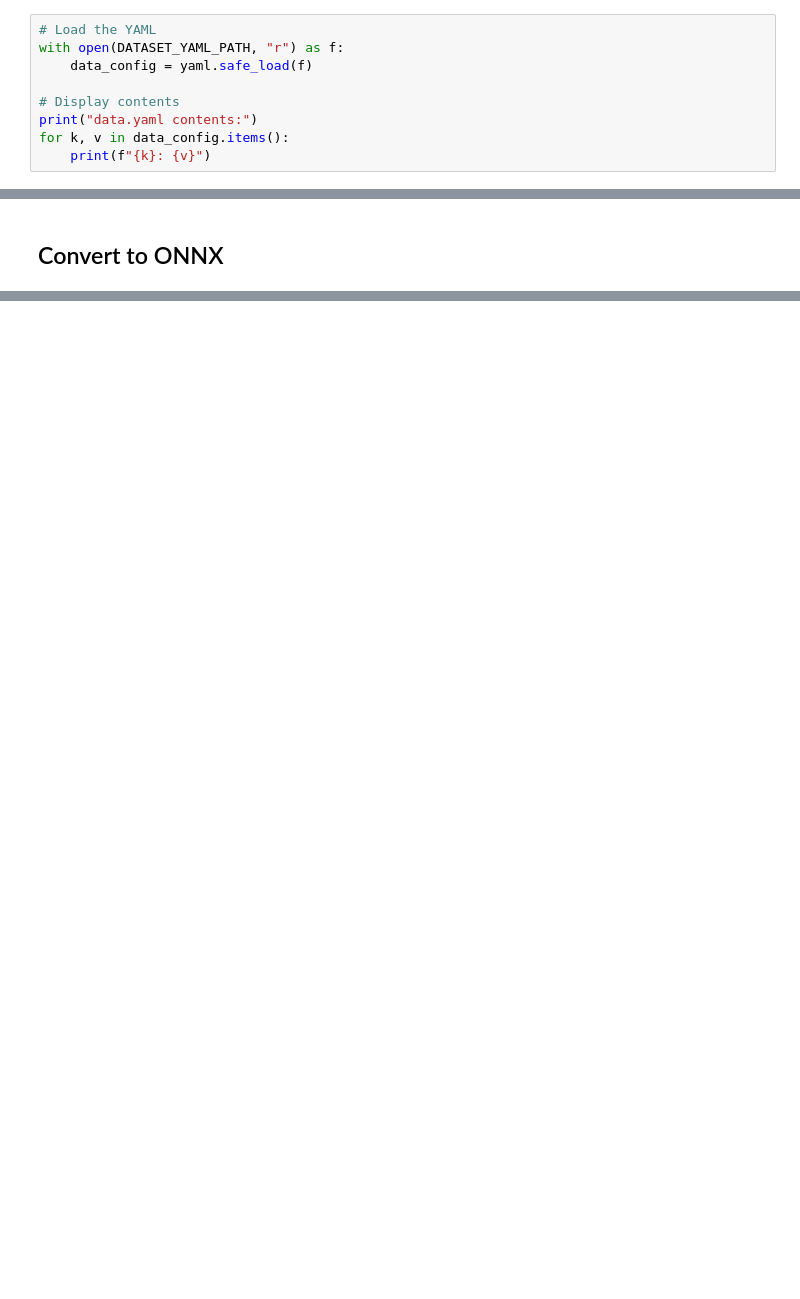
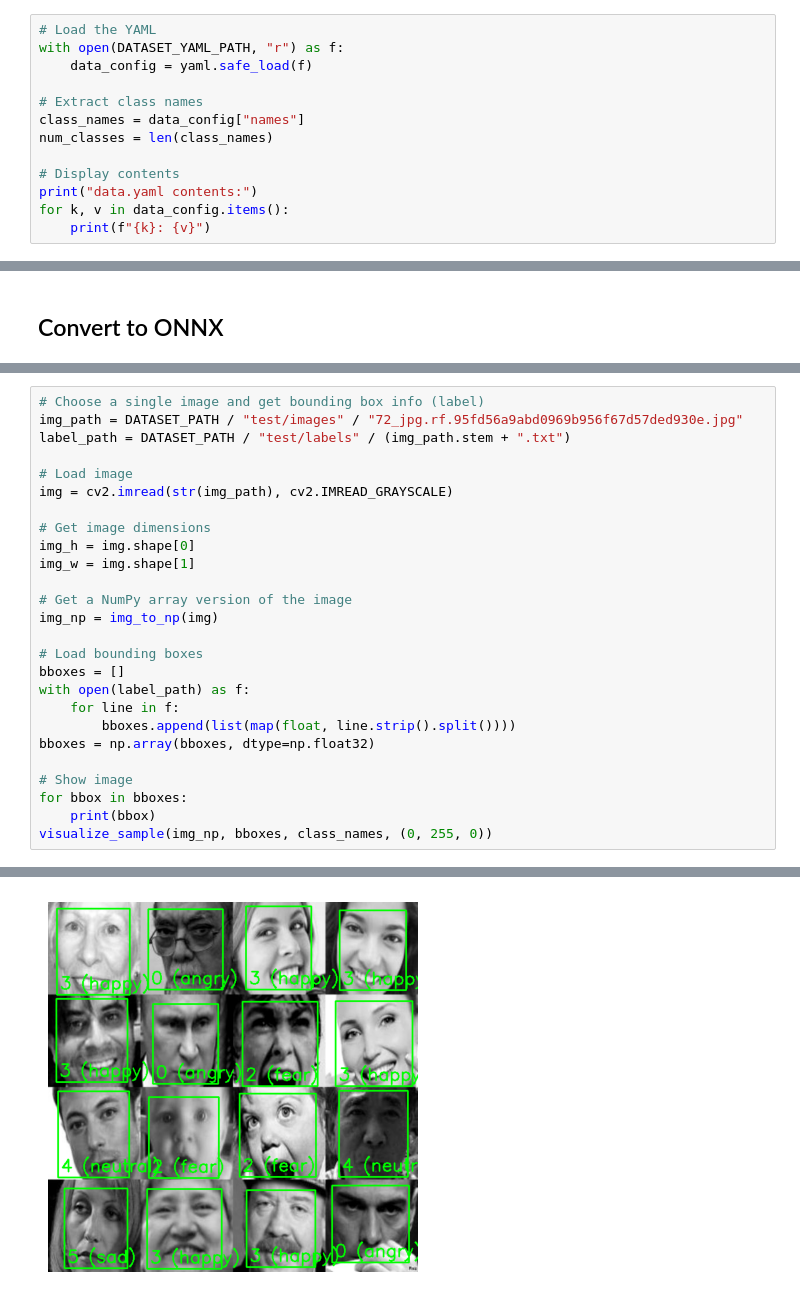
Before and after one commit to ShawnHymel/face-expression-detection-robot, a Jupyter notebook: workspace/notebooks/training.ipynb, the cells around one changed output, grey strips where cells are left out. Saved outputs shown, nothing was run; the diff lists cells and outputs as text; blank space fills up the shorter version.

```diff
--- a/workspace/notebooks/training.ipynb
+++ b/workspace/notebooks/training.ipynb
@@ -60,6 +70,10 @@ with zipfile.ZipFile(DATASET_ZIP_PATH, "r") as zip_ref:
 with open(DATASET_YAML_PATH, "r") as f:
     data_config = yaml.safe_load(f)
 
+# Extract class names
+class_names = data_config["names"]
+num_classes = len(class_names)
+
 # Display contents
 print("data.yaml contents:")
 for k, v in data_config.items():
@@ -318,0 +519,27 @@ Model saved to /workspace/models/model.onnx
+# %%
+# Choose a single image and get bounding box info (label)
+img_path = DATASET_PATH / "test/images" / "72_jpg.rf.95fd56a9abd0969b956f67d57ded930e.jpg"
+label_path = DATASET_PATH / "test/labels" / (img_path.stem + ".txt")
+
+# Load image
+img = cv2.imread(str(img_path), cv2.IMREAD_GRAYSCALE)
+
+# Get image dimensions
+img_h = img.shape[0]
+img_w = img.shape[1]
+
+# Get a NumPy array version of the image
+img_np = img_to_np(img)
+
+# Load bounding boxes
+bboxes = []
+with open(label_path) as f:
+    for line in f:
+        bboxes.append(list(map(float, line.strip().split())))
+bboxes = np.array(bboxes, dtype=np.float32)
+
+# Show image
+for bbox in bboxes:
+    print(bbox)
+visualize_sample(img_np, bboxes, class_names, (0, 255, 0))
+# %% [output]
@@ -318,0 +562 @@ Model saved to /workspace/models/model.onnx
+[figure, added]
```
Also changed, not shown: parts of 24 cells of this notebook, 3 other files.
